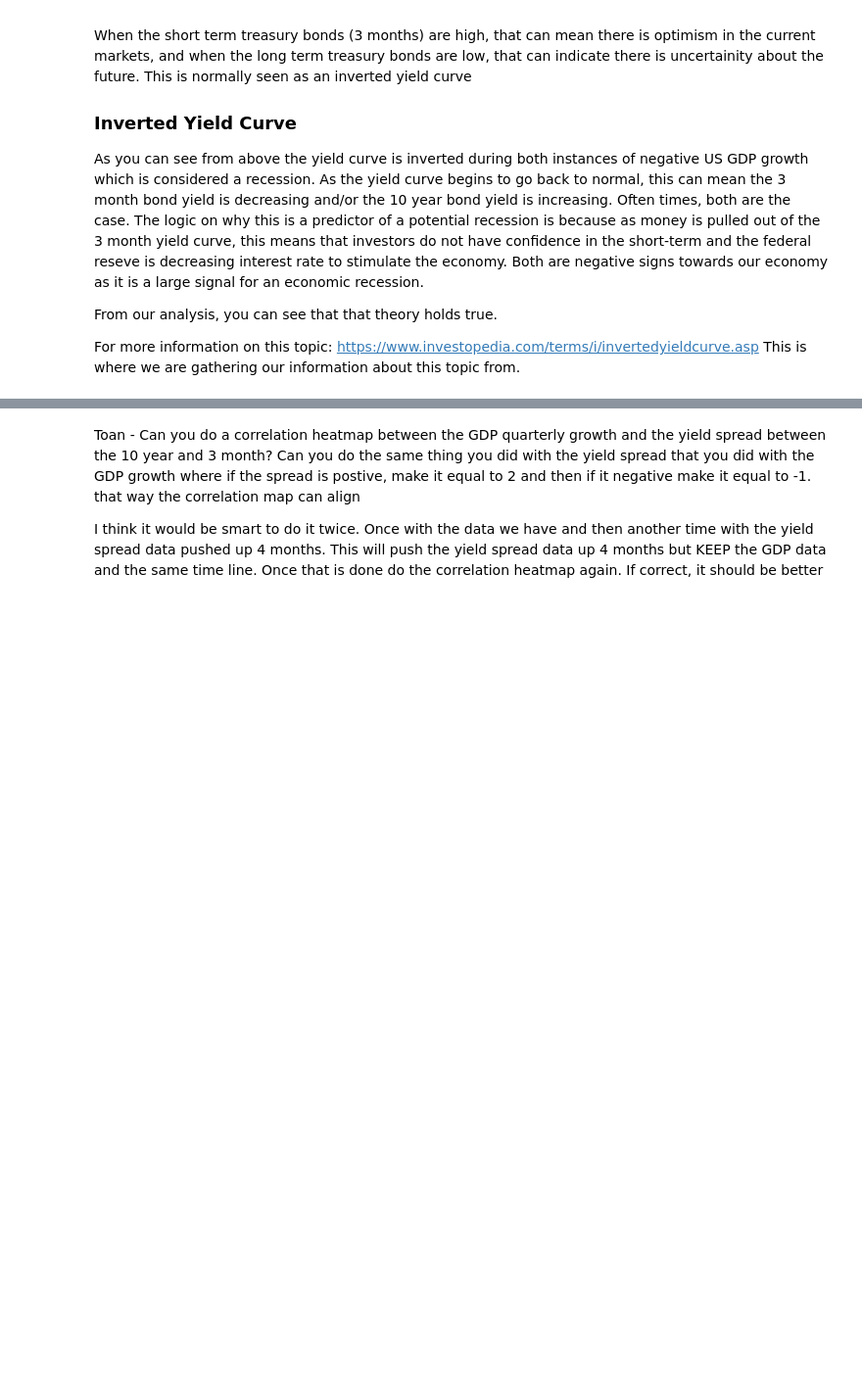
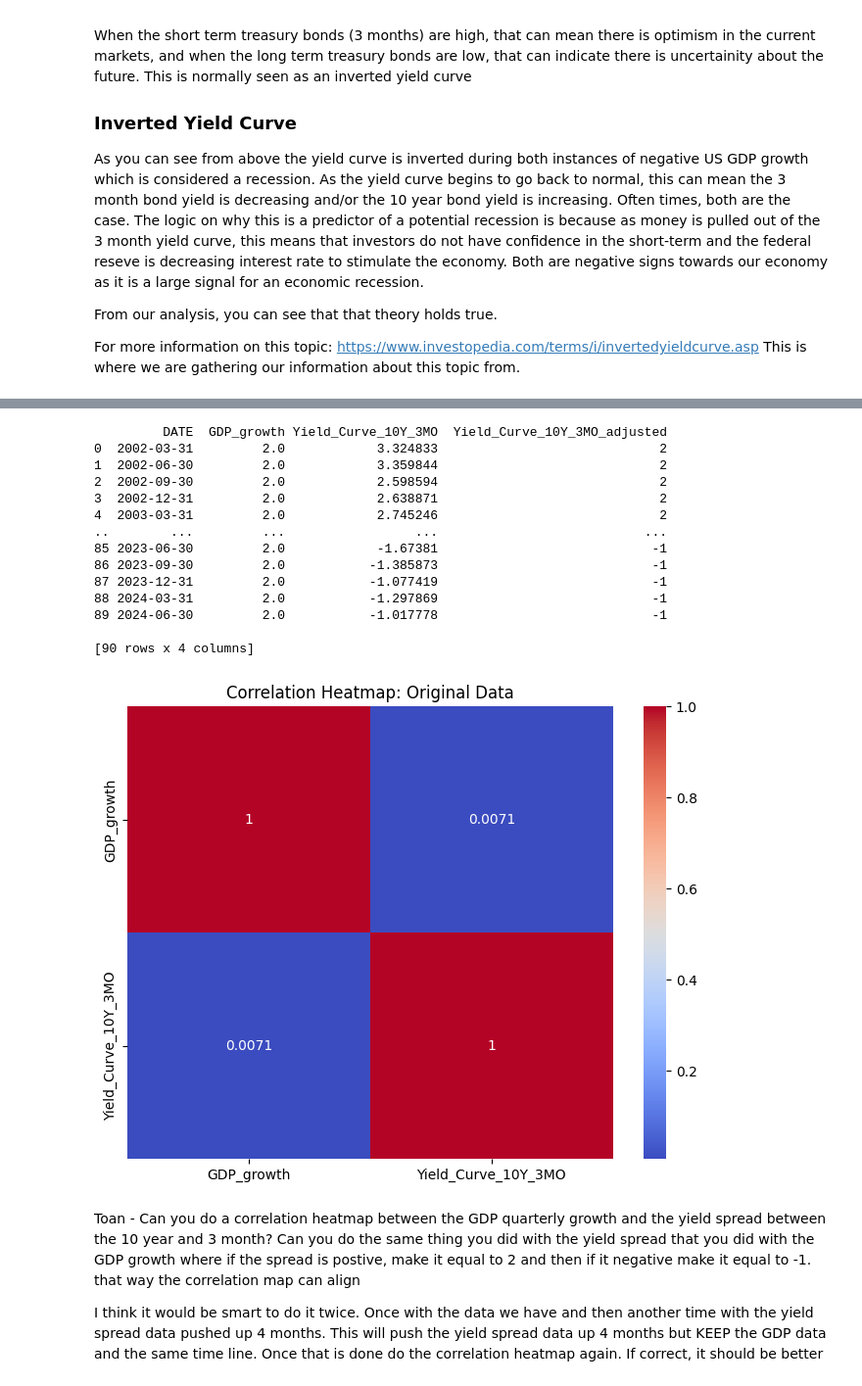
Before and after one commit to toanpro24/project_yield, a Jupyter notebook: CMSE202_Final_Team3.ipynb, the cells around one changed output, grey strips where cells are left out. Shown at 98% size. Cells and saved outputs as stored; diff of their text form; code cells hidden in the pictures; blank space fills up the shorter version.

```diff
--- a/CMSE202_Final_Team3.ipynb
+++ b/CMSE202_Final_Team3.ipynb
@@ -316,14 +324,33 @@ plt.show()
 # %%
 import seaborn as sns
 merging_spread = full_data["Yield_Curve_10Y_3MO"]
 merging_growth = gdp_data['GDP_growth']
 
-# # Create a heatmap
-# sns.heatmap(corr, annot=True, cmap="coolwarm", fmt=".2f")
+merged_data = pd.merge(gdp_data[['DATE', 'GDP_growth']], full_data[['DATE', 'Yield_Curve_10Y_3MO']], on='DATE', how='inner')
+merged_data['Yield_Curve_10Y_3MO_adjusted'] = merged_data['Yield_Curve_10Y_3MO'].apply(lambda x: 2 if x > 0 else -1)
+print(merged_data)
+correlation_original = merged_data[['GDP_growth', 'Yield_Curve_10Y_3MO']].corr()
 
-# # Add title
-# plt.title("Correlation Heatmap")
-# plt.show()
+plt.figure(figsize=(8, 6))
+sns.heatmap(correlation_original, annot=True, cmap='coolwarm', cbar=True)
+plt.title('Correlation Heatmap: Original Data')
+plt.show()
+# %% [output]
+         DATE  GDP_growth Yield_Curve_10Y_3MO  Yield_Curve_10Y_3MO_adjusted
+0  2002-03-31         2.0            3.324833                             2
+1  2002-06-30         2.0            3.359844                             2
+2  2002-09-30         2.0            2.598594                             2
+3  2002-12-31         2.0            2.638871                             2
+4  2003-03-31         2.0            2.745246                             2
+..        ...         ...                 ...                           ...
+85 2023-06-30         2.0            -1.67381                            -1
+86 2023-09-30         2.0           -1.385873                            -1
+87 2023-12-31         2.0           -1.077419                            -1
+88 2024-03-31         2.0           -1.297869                            -1
+89 2024-06-30         2.0           -1.017778                            -1
+
+[90 rows x 4 columns]
+[figure, added]
 # %% [markdown]
 Toan - Can you do a correlation heatmap between the GDP quarterly growth and the yield spread between the 10 year and 3 month?  Can you do the same thing you did with the yield spread that you did with the GDP growth where if the spread is postive, make it equal to 2 and then if it negative make it equal to -1. that way the correlation map can align
 
```
Also changed, not shown: parts of 6 cells of this notebook.
